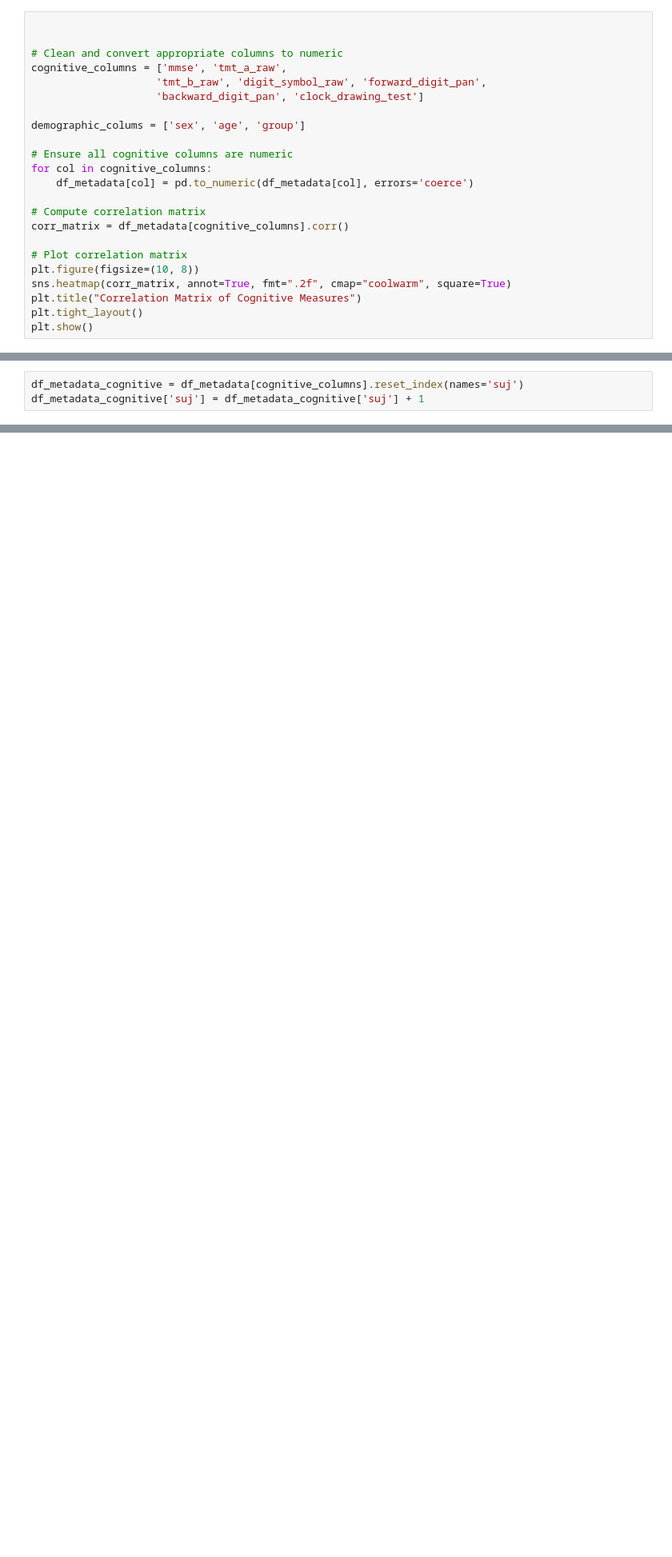
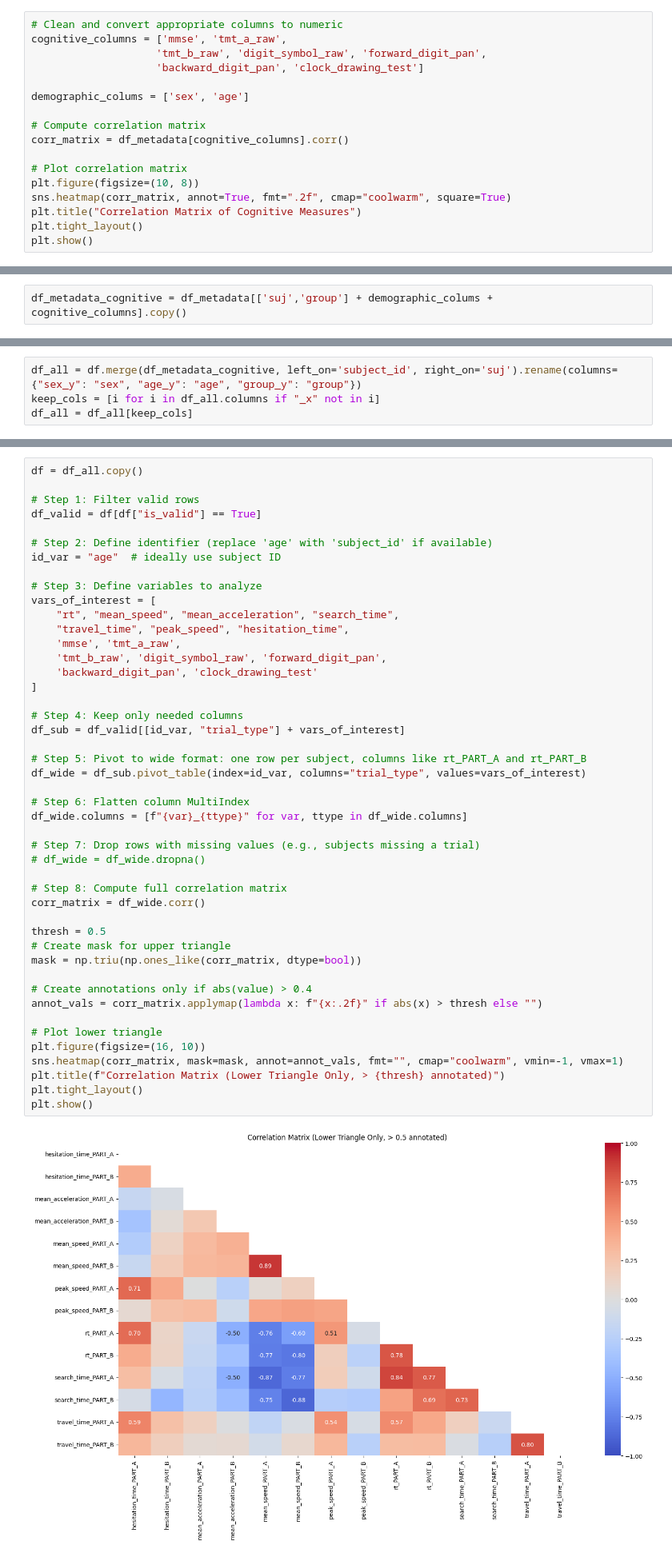
Before and after one commit to gianluca-capelo/tmt-analysis, a Jupyter notebook: notebooks/correlations.ipynb, the cells around one changed output, grey strips where cells are left out. Shown at 80% size. Cells and saved outputs as stored; diff of their text form; blank space fills up the shorter version.

Commit message:
correlations

```diff
--- a/notebooks/correlations.ipynb
+++ b/notebooks/correlations.ipynb
@@ -125,18 +84,12 @@ Index(['suj', 'group', 'clasificación de caso',
 | 99 | 101 | control | NaN | NaN | 3715972 | 11/11/2024 | 13:30hs | ... |
 100 rows × 23 columns
 # %%
-
-
 # Clean and convert appropriate columns to numeric
 cognitive_columns = ['mmse', 'tmt_a_raw',
                     'tmt_b_raw', 'digit_symbol_raw', 'forward_digit_pan',
                     'backward_digit_pan', 'clock_drawing_test']
 
-demographic_colums = ['sex', 'age', 'group']
-
-# Ensure all cognitive columns are numeric
-for col in cognitive_columns:
-    df_metadata[col] = pd.to_numeric(df_metadata[col], errors='coerce')
+demographic_colums = ['sex', 'age']
 
 # Compute correlation matrix
 corr_matrix = df_metadata[cognitive_columns].corr()
@@ -150,5 +103,4 @@ plt.show()
 # %% [output]
 [figure]
 # %%
-df_metadata_cognitive = df_metadata[cognitive_columns].reset_index(names='suj')
-df_metadata_cognitive['suj'] = df_metadata_cognitive['suj'] + 1
+df_metadata_cognitive = df_metadata[['suj','group'] + demographic_colums + cognitive_columns].copy()
@@ -156,0 +107,4 @@ df_metadata_cognitive
+# %%
+df_all = df.merge(df_metadata_cognitive, left_on='subject_id', right_on='suj').rename(columns={"sex_y": "sex", "age_y": "age", "group_y": "group"})
+keep_cols = [i for i in df_all.columns if "_x" not in i]
+df_all = df_all[keep_cols]
@@ -156,0 +133,48 @@ df_metadata_cognitive
+# %%
+df = df_all.copy()
+
+# Step 1: Filter valid rows
+df_valid = df[df["is_valid"] == True]
+
+# Step 2: Define identifier (replace 'age' with 'subject_id' if available)
+id_var = "age"  # ideally use subject ID
+
+# Step 3: Define variables to analyze
+vars_of_interest = [
+    "rt", "mean_speed", "mean_acceleration", "search_time",
+    "travel_time", "peak_speed", "hesitation_time",
+    'mmse', 'tmt_a_raw',
+    'tmt_b_raw', 'digit_symbol_raw', 'forward_digit_pan',
+    'backward_digit_pan', 'clock_drawing_test'
+]
+
+# Step 4: Keep only needed columns
+df_sub = df_valid[[id_var, "trial_type"] + vars_of_interest]
+
+# Step 5: Pivot to wide format: one row per subject, columns like rt_PART_A and rt_PART_B
+df_wide = df_sub.pivot_table(index=id_var, columns="trial_type", values=vars_of_interest)
+
+# Step 6: Flatten column MultiIndex
+df_wide.columns = [f"{var}_{ttype}" for var, ttype in df_wide.columns]
+
+# Step 7: Drop rows with missing values (e.g., subjects missing a trial)
+# df_wide = df_wide.dropna()
+
+# Step 8: Compute full correlation matrix
+corr_matrix = df_wide.corr()
+
+thresh = 0.5
+# Create mask for upper triangle
+mask = np.triu(np.ones_like(corr_matrix, dtype=bool))
+
+# Create annotations only if abs(value) > 0.4
+annot_vals = corr_matrix.applymap(lambda x: f"{x:.2f}" if abs(x) > thresh else "")
+
+# Plot lower triangle
+plt.figure(figsize=(16, 10))
+sns.heatmap(corr_matrix, mask=mask, annot=annot_vals, fmt="", cmap="coolwarm", vmin=-1, vmax=1)
+plt.title(f"Correlation Matrix (Lower Triangle Only, > {thresh} annotated)")
+plt.tight_layout()
+plt.show()
+# %% [output]
+[figure, added]
```
Also changed, not shown: parts of 10 cells of this notebook.
